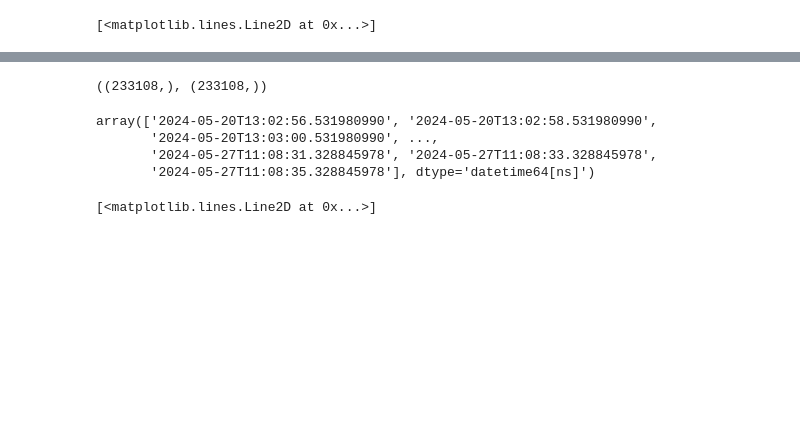
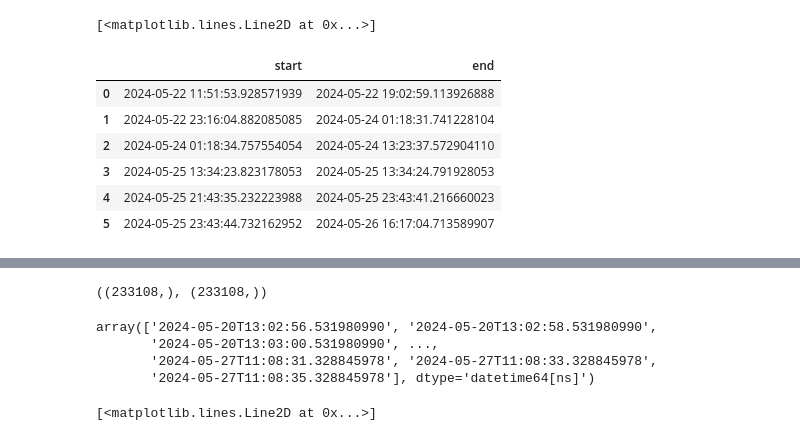
Before and after one commit to marcellosicbaldi/DARE-wearable-pipelines, a Jupyter notebook: notebooks/beliefppg.ipynb, the cells around one changed output, grey strips where cells are left out. Cells and saved outputs as stored; diff of their text form; code cells hidden in the pictures; blank space fills up the shorter version.

```diff
--- a/notebooks/beliefppg.ipynb
+++ b/notebooks/beliefppg.ipynb
@@ -24,9 +24,9 @@ sys.path.append("../")
 parquet_path = "/Users/augenpro/Documents/Empatica/data_sara/data/GGIR_input/"
 
 start_end_sleep = np.load(parquet_path + "SPT_window_GGIR.npy", allow_pickle=True)
-ppg_df = pd.read_parquet(parquet_path + "ppg.parquet").dropna()
+ppg_df = pd.read_parquet(parquet_path + "ppg.parquet")
 temp_df = pd.read_parquet(parquet_path + "temp.parquet")
-acc_df = pd.read_parquet(parquet_path + "acc.parquet").dropna()
+acc_df = pd.read_parquet(parquet_path + "acc.parquet")
 # %%
 plt.figure()
 plt.subplot(2, 1, 1)
@@ -35,6 +35,26 @@ plt.subplot(2, 1, 2, sharex=plt.subplot(2, 1, 1))
 plt.plot(acc_df["x"].resample("0.1s").mean())
 # %% [output]
 [<matplotlib.lines.Line2D at 0x...>]
+# %%
+t_empty_end = acc_df.index[acc_df.index.to_series().diff().dt.total_seconds() > 1]
+t_empty_start = acc_df.index[np.where(acc_df.index.to_series().diff().dt.total_seconds() > 1)[0]-1]
+t_empty = pd.DataFrame({"start": t_empty_start, "end": t_empty_end})
+
+good_portions = pd.DataFrame(columns=["start", "end"])
+good_portions["start"] = t_empty["end"].iloc[:-1].reset_index(drop=True)
+good_portions["end"] = t_empty["start"].iloc[1:].reset_index(drop=True)
+start_first_empty = t_empty["start"].iloc[0]
+end_last_empty = t_empty["end"].iloc[-1]
+# %%
+good_portions
+# %% [output]
+|  | start | end |
+| 0 | 2024-05-22 11:51:53.928571939 | 2024-05-22 19:02:59.113926888 |
+| 1 | 2024-05-22 23:16:04.882085085 | 2024-05-24 01:18:31.741228104 |
+| 2 | 2024-05-24 01:18:34.757554054 | 2024-05-24 13:23:37.572904110 |
+| 3 | 2024-05-25 13:34:23.823178053 | 2024-05-25 13:34:24.791928053 |
+| 4 | 2024-05-25 21:43:35.232223988 | 2024-05-25 23:43:41.216660023 |
+| 5 | 2024-05-25 23:43:44.732162952 | 2024-05-26 16:17:04.713589907 |
 # %%
 # I need to divide it into portions when the device was in empty
 
```
Also changed, not shown: parts of 5 cells of this notebook, 1 other file.
